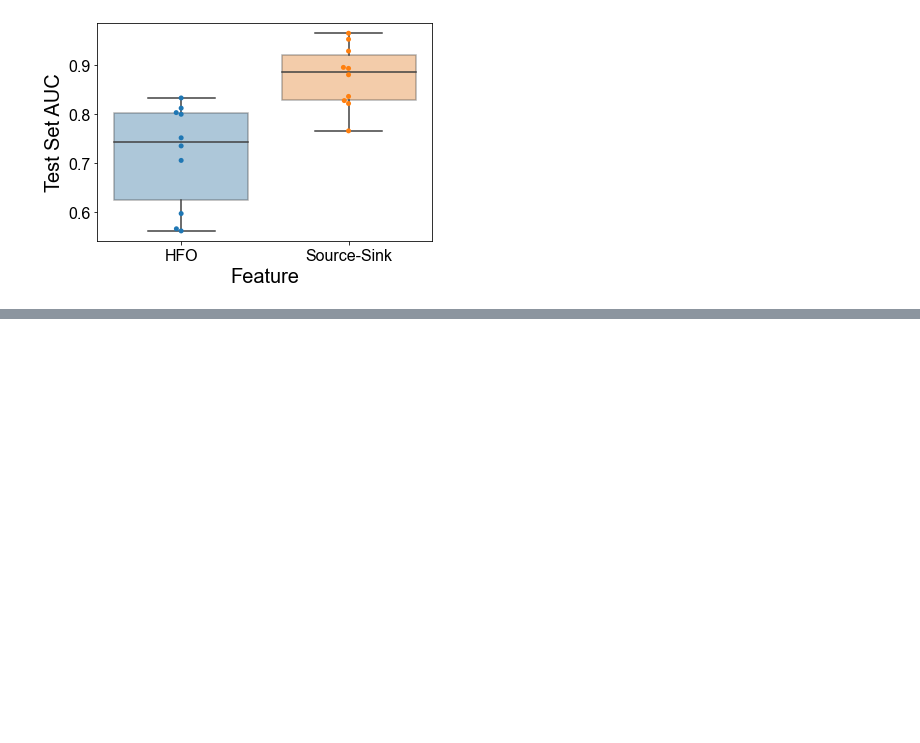
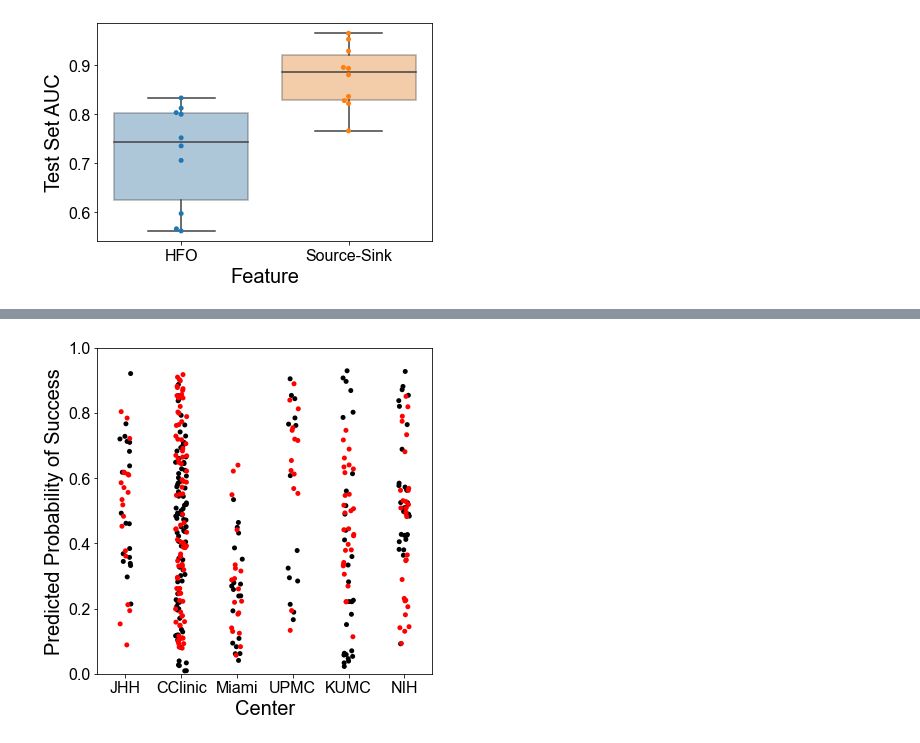
Before and after one commit to adam2392/source-sink-study, a Jupyter notebook: plot_source_sink_validation.ipynb, the cells around one changed output, grey strips where cells are left out. Cells and saved outputs as stored; diff of their text form; code cells hidden in the pictures; blank space fills up the shorter version.

```diff
--- a/plot_source_sink_validation.ipynb
+++ b/plot_source_sink_validation.ipynb
@@ -332,6 +336,8 @@ display(proba_df.head())
 | 2 | 0.292 | rns015 | F | 2 | NaN | Miami | 0 |
 | 3 | 0.653967 | upmc3 | F | 2 | 3.0 | UPMC | 0 |
 | 4 | 0.551758 | la21 | S | 1 | 1.0 | CClinic | 0 |
+# %%
+ss_proba_df = proba_df.copy()
 # %%
 fig, ax = plt.subplots(figsize=(10, 6))
 # sns.stripplot(x="outcome", y="y_proba", hue="center", data=proba_df, ax=ax)
@@ -659,6 +667,8 @@ display(proba_df.head())
 | 2 | 0.269 | rns015 | F | 2 | NaN | Miami | 0 |
 | 3 | 0.7615 | upmc3 | F | 2 | 3.0 | UPMC | 0 |
 | 4 | 0.6995 | la21 | S | 1 | 1.0 | CClinic | 0 |
+# %%
+hfo_proba_df = proba_df.copy()
 # %%
 fig, ax = plt.subplots(figsize=(10, 6))
 # sns.stripplot(x="outcome", y="y_proba", hue="center", data=proba_df, ax=ax)
@@ -997,0 +1032,6 @@ ax.legend(handles=[item for item in [h[0], h[1]]], labels=[item for item in l[-2
+# %%
+hfo_proba_df["feature"] = "hfo"
+ss_proba_df["feature"] = "ss"
+
+all_proba_df = pd.concat((hfo_proba_df, ss_proba_df))
+display(all_proba_df.head())
@@ -997,0 +1045,37 @@ ax.legend(handles=[item for item in [h[0], h[1]]], labels=[item for item in l[-2
+# %%
+fig, ax = plt.subplots(figsize=(6, 6))
+# sns.stripplot(x="outcome", y="y_proba", hue="center", data=proba_df, ax=ax)
+sns.stripplot(
+    x="center",
+    y="y_proba",
+    hue="feature",
+    data=all_proba_df,
+    ax=ax,
+    # boxprops=dict(alpha=0.4),
+    hue_order=["ss", "hfo"],
+    palette=["red", "black"],
+)
+# sns.boxplot(
+#     x="outcome",
+#     y="y_proba",
+#     hue='feature',
+#     data=proba_df,
+#     ax=ax,
+#     boxprops=dict(alpha=0.4),
+#     hue_order=["Source-Sink", "HFO"],
+#     palette=["red", "black"],
+#     # palette=["black", "red"],
+# )
+# sns.swarmplot(x="outcome", y="y_proba", hue="center", data=proba_df, ax=ax,
+#                  hue_order=["Source-Sink", "HFO"],
+#     palette=["red", "black"],)
+
+ax.set(ylabel="Predicted Probability of Success", xlabel="Center", ylim=[0, 1])
+_lg = ax.get_legend()
+_lg.remove()
+# fig.savefig(
+#     f"./{figure_dir}/ss_and_hilberthfo_y_pred_proba_center.pdf",
+#     bbox_inches="tight",
+# )
+# %% [output]
+[figure, added]
```
Also changed, not shown: parts of 28 cells of this notebook, 39 other files.
